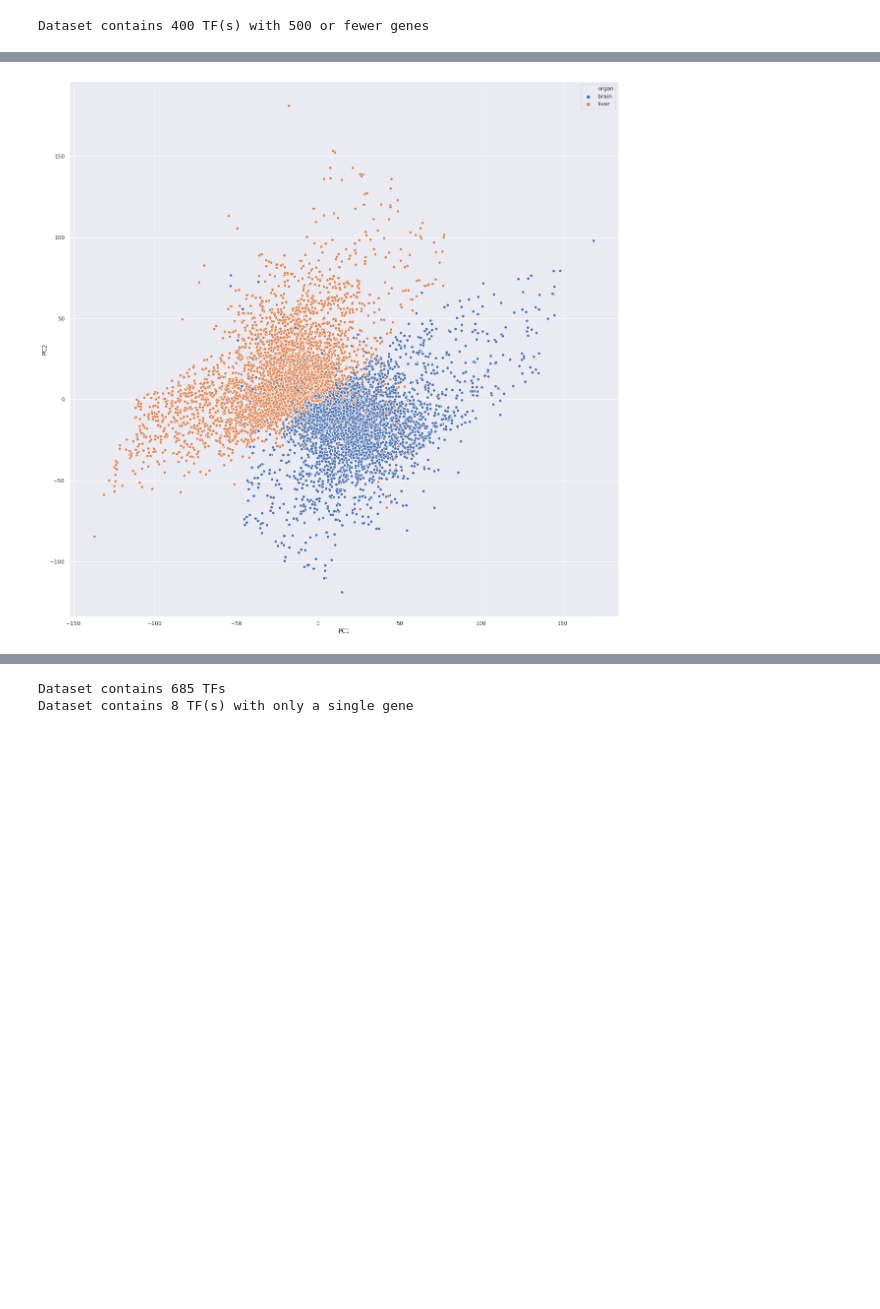
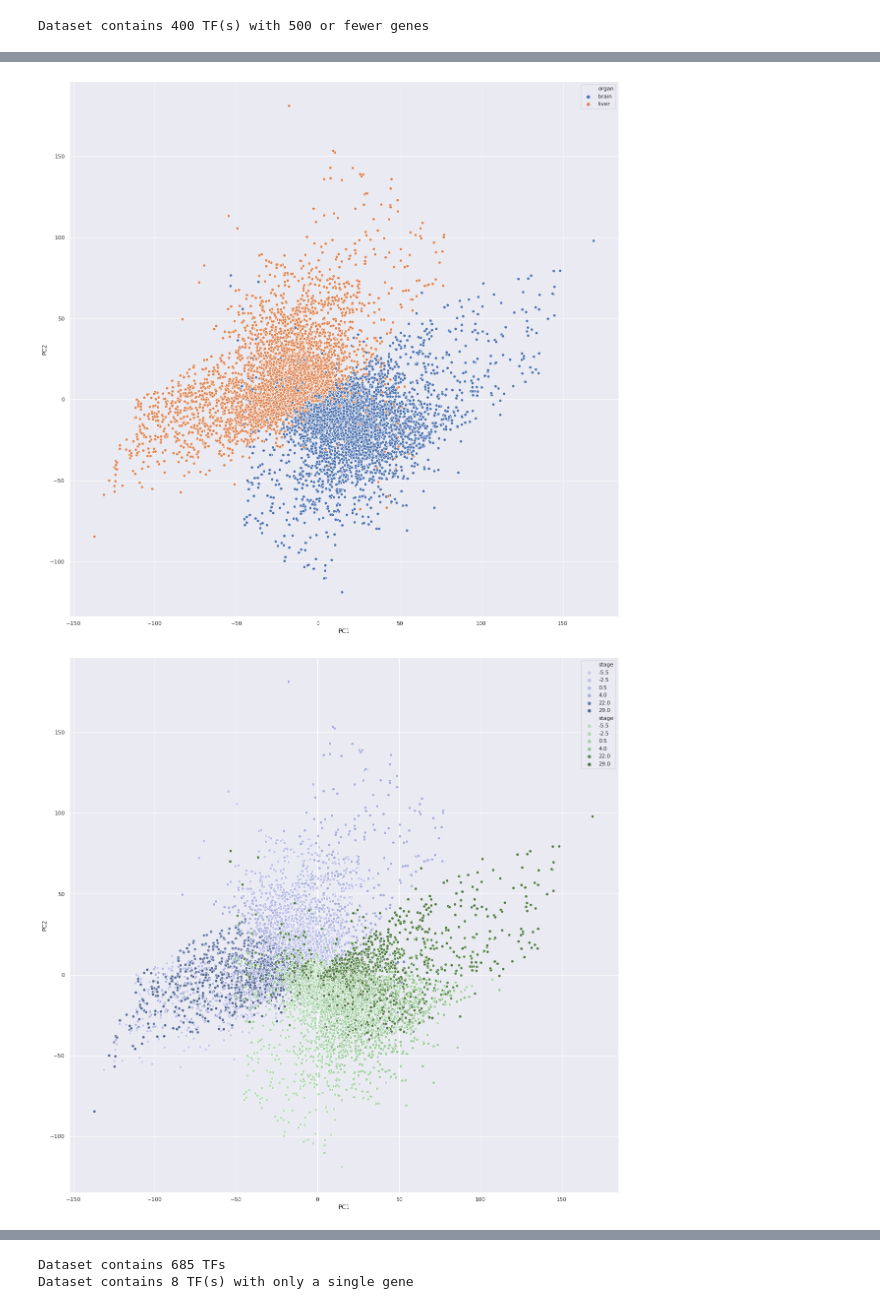
Before and after one commit to statisticalbiotechnology/translong, a Jupyter notebook: src/TF_PCA_Full.ipynb, the cells around one changed output, grey strips where cells are left out. Drawn from its saved outputs; the diff is of its cells as text; code cells hidden in the pictures; blank space fills up the shorter version.

```diff
--- a/src/TF_PCA_Full.ipynb
+++ b/src/TF_PCA_Full.ipynb
@@ -685,5 +773,5 @@ def checkdatacheck():
 # %%
-test = datacheck(10,700)
+[PCs, Conts] = datacheck(10,700)
 # %% [output]
 Dataset contains 685 TFs
 Dataset contains 8 TF(s) with only a single gene
@@ -694,3 +782,4 @@ The first PC from PCA for full genome with 32394 genes explained 35.459642529751
 [figure]
 [figure]
 [figure]
+[figure, added]
```
Also changed, not shown: parts of 9 cells of this notebook, 1 other file.
